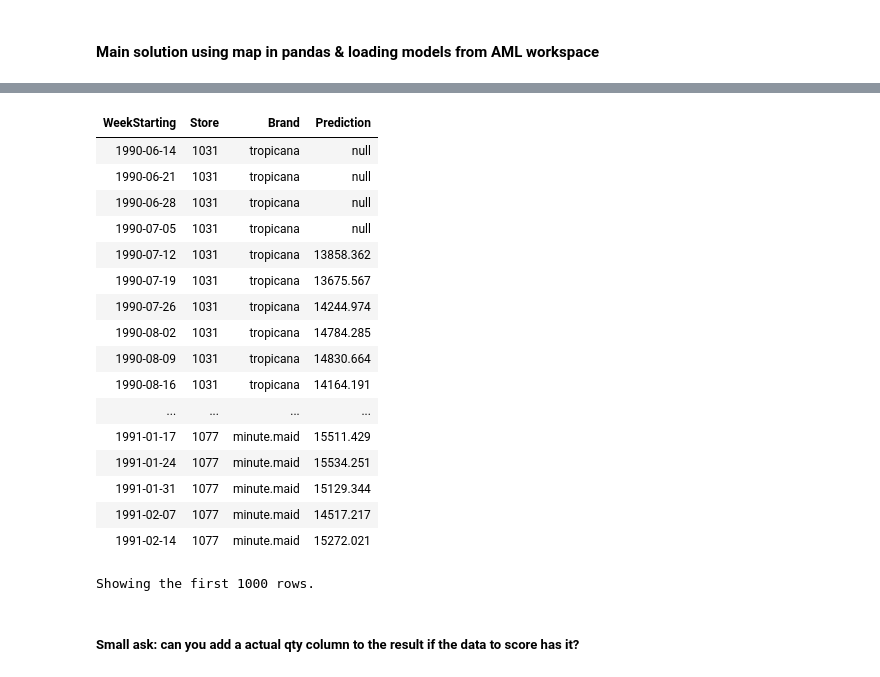
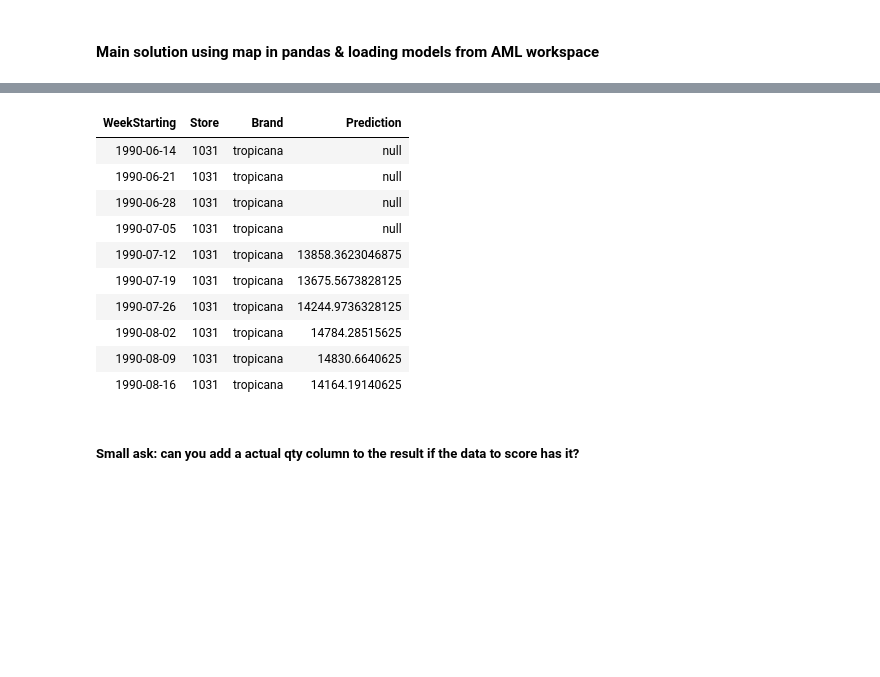
Before and after one commit to james-tn/Many-Models, a Jupyter notebook: code/many_models_spark.ipynb, the cells around one changed output, grey strips where cells are left out. Saved outputs shown, nothing was run; the diff lists cells and outputs as text; code cells hidden in the pictures; blank space fills up the shorter version.

```diff
--- a/code/many_models_spark.ipynb
+++ b/code/many_models_spark.ipynb
@@ -450,25 +446,18 @@ prediction_result = df.groupby(["Brand","Store"]).applyInPandas(many_model_forec
 # %% [output]
 [interactive output not drawn]
 # %%
-display(prediction_result)
+display(prediction_result.head(10))
 # %% [output]
 | WeekStarting | Store | Brand | Prediction |
 | 1990-06-14 | 1031 | tropicana | null |
 | 1990-06-21 | 1031 | tropicana | null |
 | 1990-06-28 | 1031 | tropicana | null |
 | 1990-07-05 | 1031 | tropicana | null |
-| 1990-07-12 | 1031 | tropicana | 13858.362 |
-| 1990-07-19 | 1031 | tropicana | 13675.567 |
-| 1990-07-26 | 1031 | tropicana | 14244.974 |
-| 1990-08-02 | 1031 | tropicana | 14784.285 |
-| 1990-08-09 | 1031 | tropicana | 14830.664 |
-| 1990-08-16 | 1031 | tropicana | 14164.191 |
-| ... | ... | ... | ... |
-| 1991-01-17 | 1077 | minute.maid | 15511.429 |
-| 1991-01-24 | 1077 | minute.maid | 15534.251 |
-| 1991-01-31 | 1077 | minute.maid | 15129.344 |
-| 1991-02-07 | 1077 | minute.maid | 14517.217 |
-| 1991-02-14 | 1077 | minute.maid | 15272.021 |
+| 1990-07-12 | 1031 | tropicana | 13858.3623046875 |
+| 1990-07-19 | 1031 | tropicana | 13675.5673828125 |
+| 1990-07-26 | 1031 | tropicana | 14244.9736328125 |
+| 1990-08-02 | 1031 | tropicana | 14784.28515625 |
+| 1990-08-09 | 1031 | tropicana | 14830.6640625 |
+| 1990-08-16 | 1031 | tropicana | 14164.19140625 |
-Showing the first 1000 rows.
 # %% [markdown]
 ##### Small ask: can you add a actual qty column to the result if the data to score has it?
```
Also changed, not shown: parts of 4 cells of this notebook.
